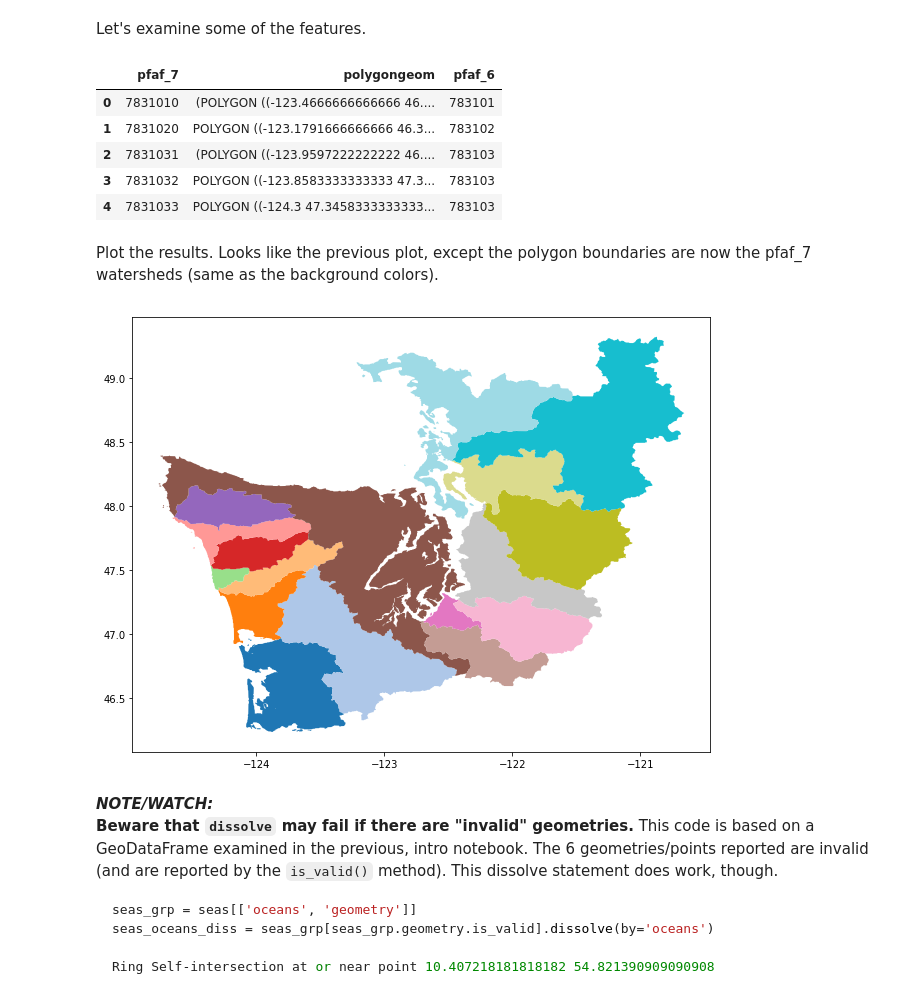
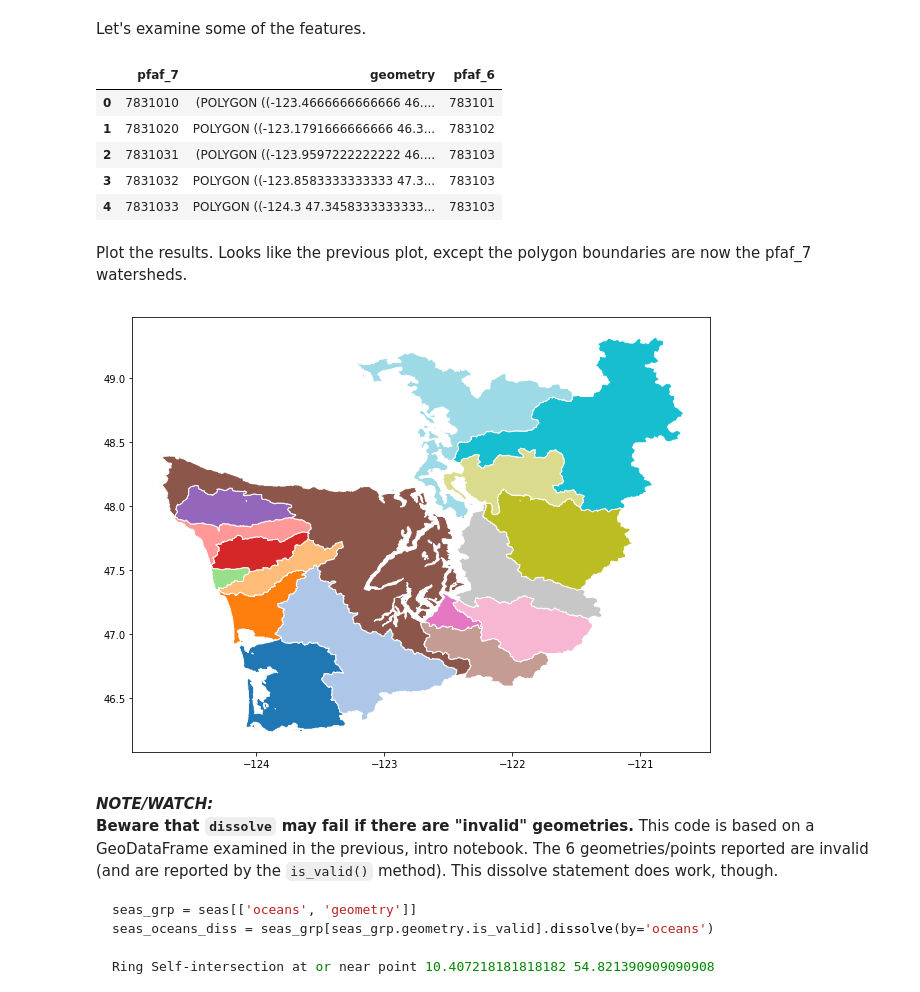
Before and after one commit to geohackweek/tutorial_contents, a Jupyter notebook: vector/notebooks/geopandas_advanced.ipynb, the cells around one changed output. Saved outputs shown, nothing was run; the diff lists cells and outputs as text; code cells hidden in the pictures.

```diff
--- a/vector/notebooks/geopandas_advanced.ipynb
+++ b/vector/notebooks/geopandas_advanced.ipynb
@@ -92,3 +95,6 @@ hydrobas_ww.plot(column='pfaf_7', cmap='tab20', categorical=True, figsize=(14, 8
+# %%
+hydrobas_ww = hydrobas_ww.rename(columns={'polygongeom': 'geometry'})
+hydrobas_ww._geometry_column_name = 'geometry'
 # %% [markdown]
 ## 4. Dissolve into larger watersheds, and reproject
 # %% [markdown]
@@ -97,5 +103,5 @@ Apply GeoDataFrame [dissolve](http://geopandas.org/aggregation_with_dissolve.htm
 # %%
-cols = ['pfaf_6', 'pfaf_7', 'polygongeom']
+cols = ['pfaf_6', 'pfaf_7', 'geometry']
 hydrobas_ww_p7 = hydrobas_ww[cols].dissolve(by='pfaf_7', aggfunc='first', as_index=False)
 len(hydrobas_ww_p7)
 # %% [output]
@@ -105,19 +111,19 @@ Let's examine some of the features.
 # %%
 hydrobas_ww_p7.head()
 # %% [output]
-|  | pfaf_7 | polygongeom | pfaf_6 |
+|  | pfaf_7 | geometry | pfaf_6 |
 | 0 | 7831010 | (POLYGON ((-123.4666666666666 46.... | 783101 |
 | 1 | 7831020 | POLYGON ((-123.1791666666666 46.3... | 783102 |
 | 2 | 7831031 | (POLYGON ((-123.9597222222222 46.... | 783103 |
 | 3 | 7831032 | POLYGON ((-123.8583333333333 47.3... | 783103 |
 | 4 | 7831033 | POLYGON ((-124.3 47.3458333333333... | 783103 |
 # %% [markdown]
-Plot the results. Looks like the previous plot, except the polygon boundaries are now the pfaf_7 watersheds (same as the background colors).
+Plot the results. Looks like the previous plot, except the polygon boundaries are now the pfaf_7 watersheds.
 # %%
-hydrobas_ww_p7.plot(column='pfaf_7', cmap='tab20', categorical=True, figsize=(14, 8));
-# original (2017) cmap: 'Paired'
+hydrobas_ww_p7.plot(column='pfaf_7', cmap='tab20', categorical=True, edgecolor='white',
+                    figsize=(14, 8));
 # %% [output]
-[figure, old version]
+[figure, new version]
 # %% [markdown]
 **_NOTE/WATCH:_**
 **Beware that `dissolve` may fail if there are "invalid" geometries.**
```
Also changed, not shown: parts of 28 cells of this notebook.
